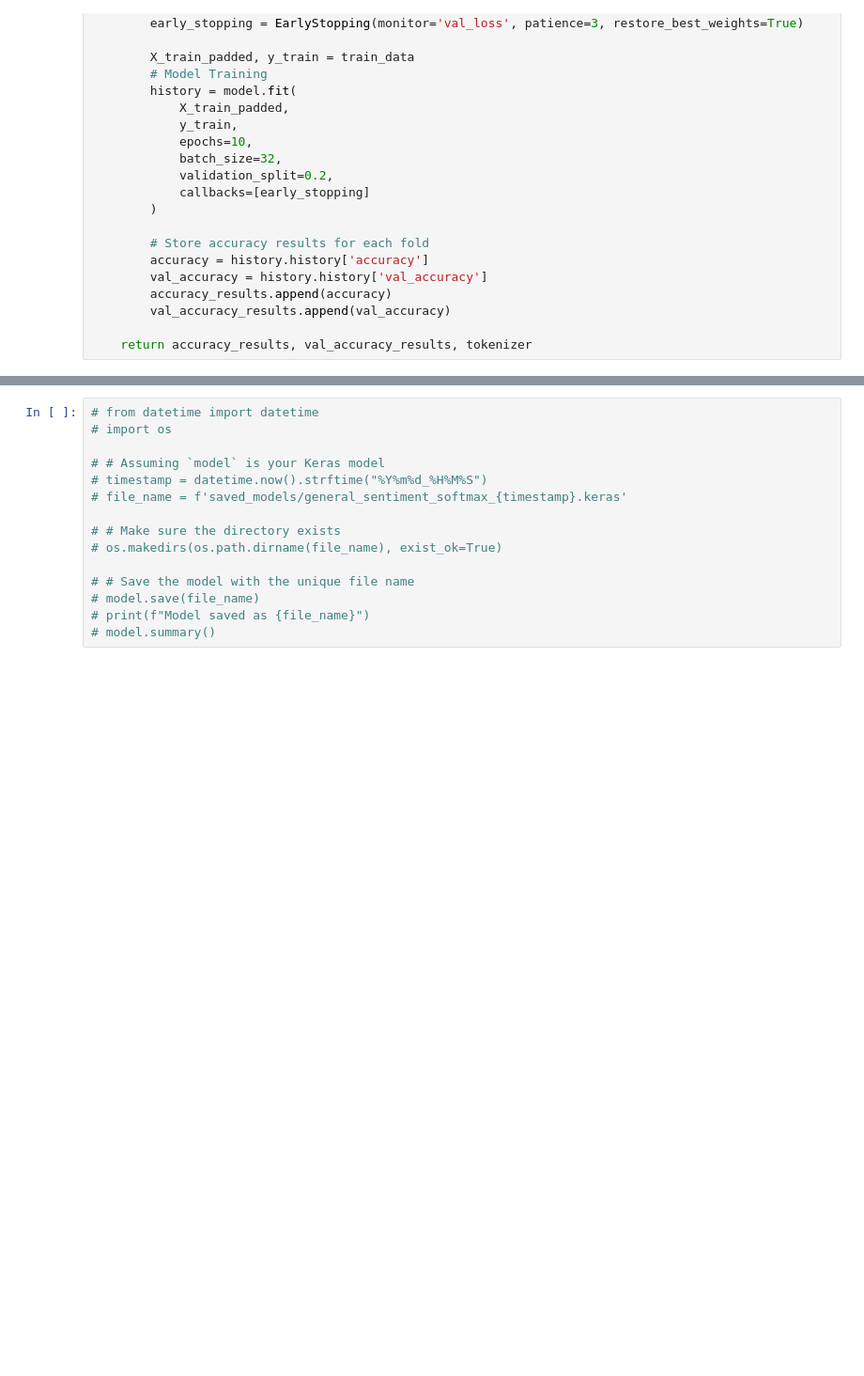
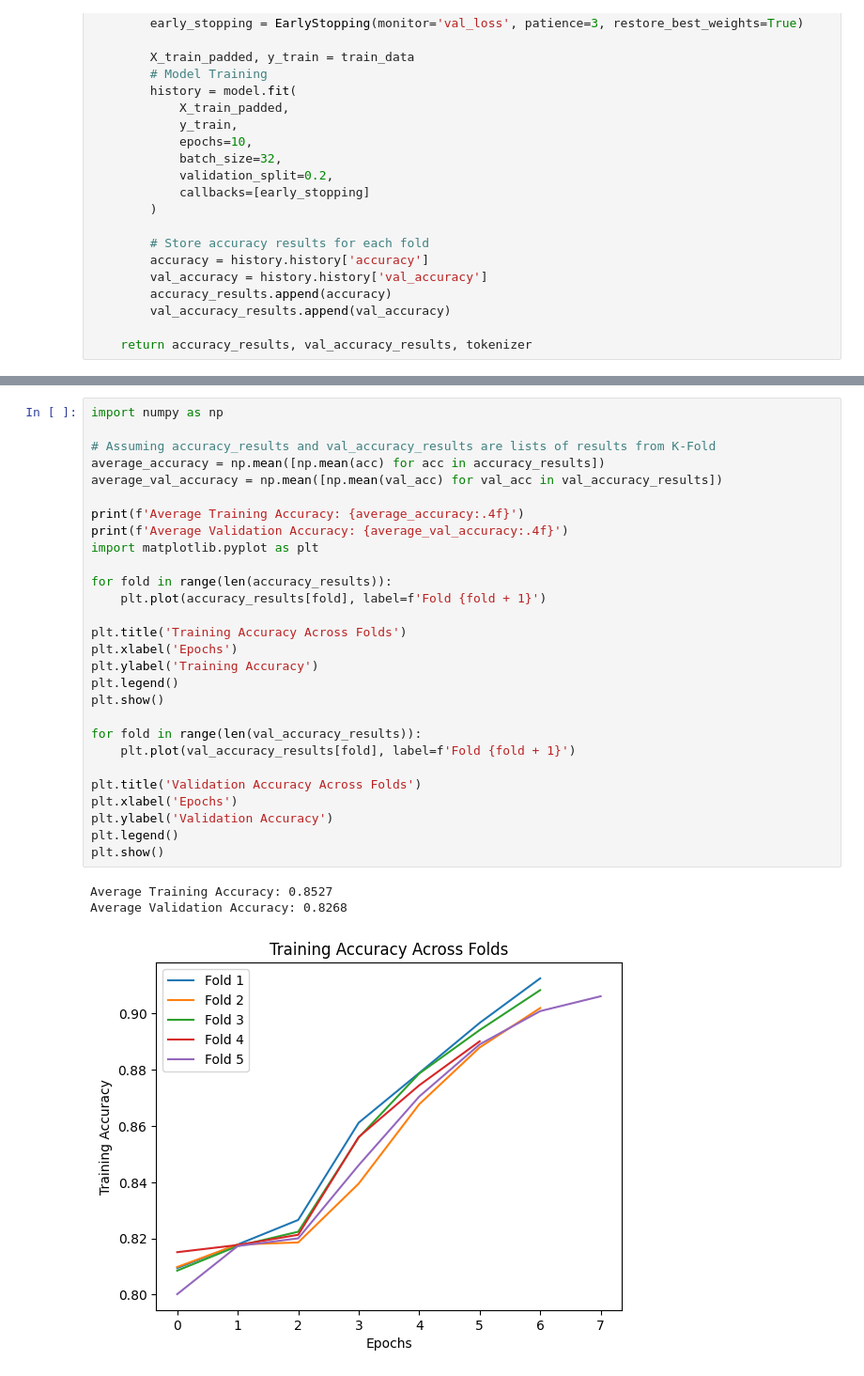
Before and after one commit to sanashii/pointview, a Jupyter notebook: sentiment analysis/K_fold_General_Sen.ipynb, the cells around one changed output, grey strips where cells are left out. Shown: that part at 94% size. Saved outputs shown, nothing was run; the diff lists cells and outputs as text; blank space fills up the shorter version.

```diff
--- a/sentiment analysis/K_fold_General_Sen.ipynb
+++ b/sentiment analysis/K_fold_General_Sen.ipynb
@@ -587,15 +377,32 @@ Positive Probability: 0.37
-# %%
-# from datetime import datetime
-# import os
-
-# # Assuming `model` is your Keras model
-# timestamp = datetime.now().strftime("%Y%m%d_%H%M%S")
-# file_name = f'saved_models/general_sentiment_softmax_{timestamp}.keras'
-
-# # Make sure the directory exists
-# os.makedirs(os.path.dirname(file_name), exist_ok=True)
-
-# # Save the model with the unique file name
-# model.save(file_name)
-# print(f"Model saved as {file_name}")
-# model.summary()
+# %%
+import numpy as np
+
+# Assuming accuracy_results and val_accuracy_results are lists of results from K-Fold
+average_accuracy = np.mean([np.mean(acc) for acc in accuracy_results])
+average_val_accuracy = np.mean([np.mean(val_acc) for val_acc in val_accuracy_results])
+
+print(f'Average Training Accuracy: {average_accuracy:.4f}')
+print(f'Average Validation Accuracy: {average_val_accuracy:.4f}')
+import matplotlib.pyplot as plt
+
+for fold in range(len(accuracy_results)):
+    plt.plot(accuracy_results[fold], label=f'Fold {fold + 1}')
+
+plt.title('Training Accuracy Across Folds')
+plt.xlabel('Epochs')
+plt.ylabel('Training Accuracy')
+plt.legend()
+plt.show()
+
+for fold in range(len(val_accuracy_results)):
+    plt.plot(val_accuracy_results[fold], label=f'Fold {fold + 1}')
+
+plt.title('Validation Accuracy Across Folds')
+plt.xlabel('Epochs')
+plt.ylabel('Validation Accuracy')
+plt.legend()
+plt.show()
+# %% [output]
+Average Training Accuracy: 0.8527
+Average Validation Accuracy: 0.8268
+[figure, added]
```
Also changed, not shown: parts of 9 cells of this notebook.
